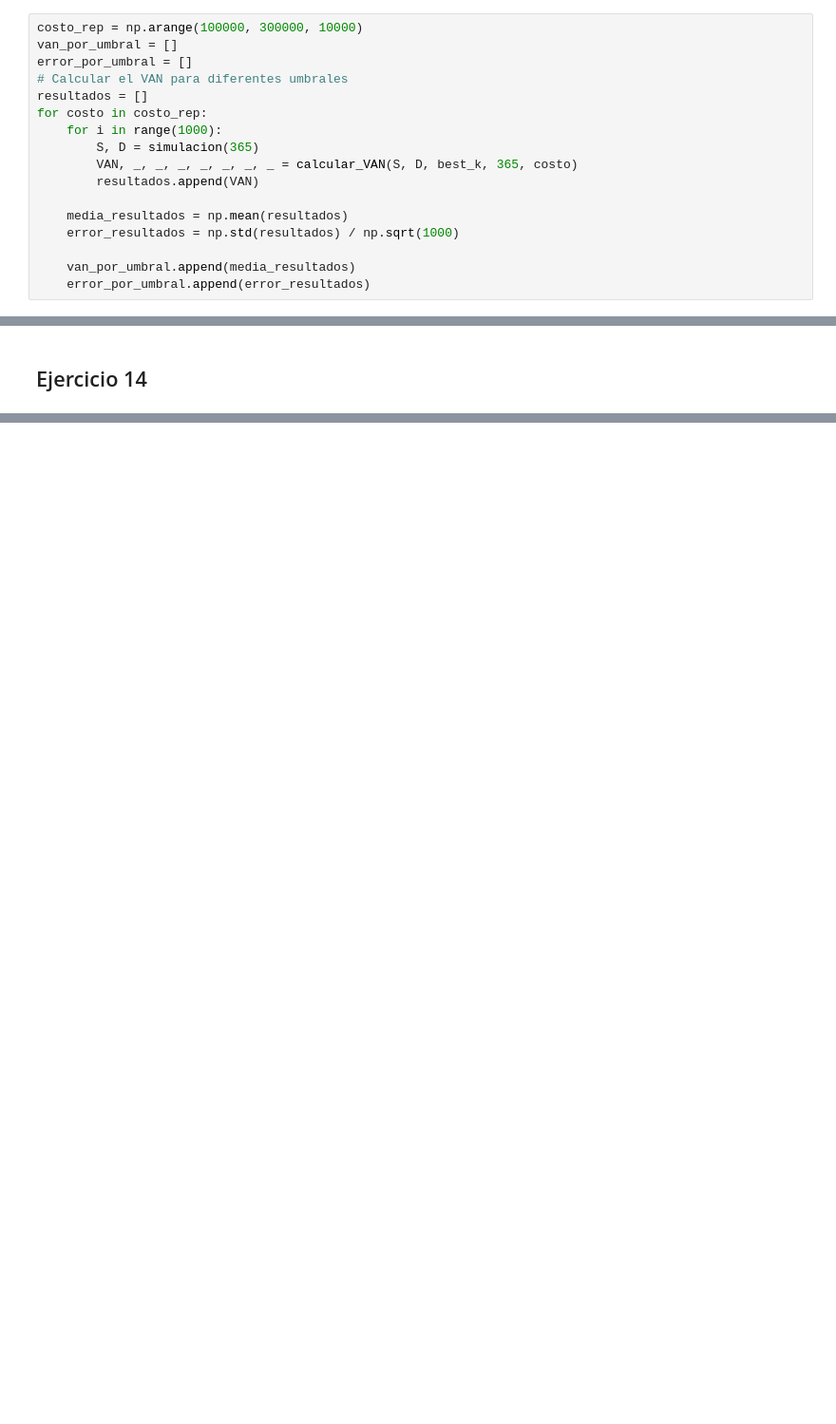
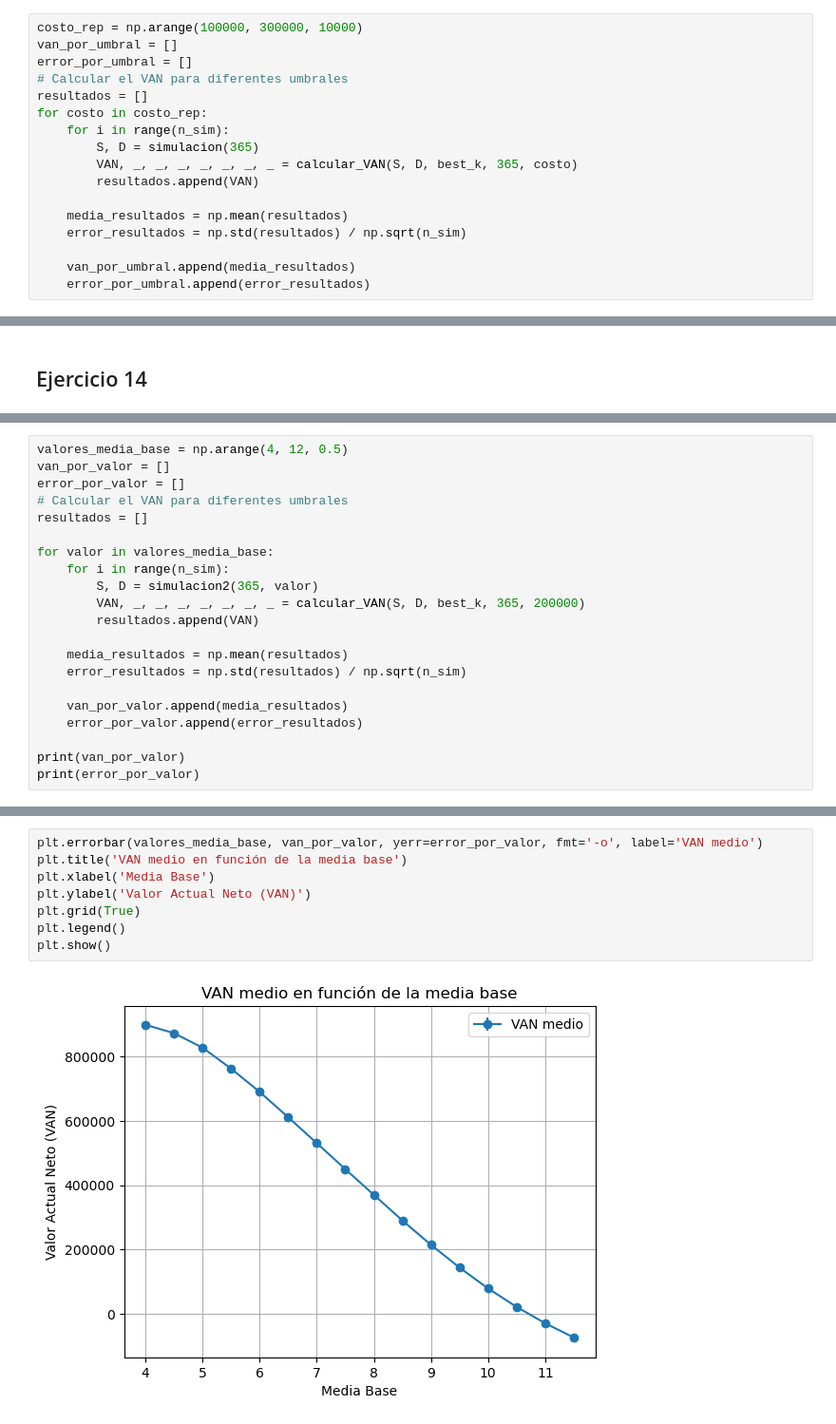
Before and after one commit to catadolhare/tp1_aplicaciones_cauzzo_dolhare_ekes_squillari, a Jupyter notebook: tp1.ipynb, the cells around one changed output, grey strips where cells are left out. Shown at 95% size. Drawn from its saved outputs; the diff is of its cells as text; blank space fills up the shorter version.

```diff
--- a/tp1.ipynb
+++ b/tp1.ipynb
@@ -786,13 +785,13 @@ error_por_umbral = []
 # Calcular el VAN para diferentes umbrales
 resultados = []
 for costo in costo_rep:
-    for i in range(1000):
+    for i in range(n_sim):
         S, D = simulacion(365)
         VAN, _, _, _, _, _, _, _ = calcular_VAN(S, D, best_k, 365, costo)
         resultados.append(VAN)
 
     media_resultados = np.mean(resultados)
-    error_resultados = np.std(resultados) / np.sqrt(1000)
+    error_resultados = np.std(resultados) / np.sqrt(n_sim)
 
     van_por_umbral.append(media_resultados)
     error_por_umbral.append(error_resultados)
@@ -825,0 +842,21 @@ best_van: -163921.43854880775
+# %%
+valores_media_base = np.arange(4, 12, 0.5)
+van_por_valor = []
+error_por_valor = []
+# Calcular el VAN para diferentes umbrales
+resultados = []
+
+for valor in valores_media_base:
+    for i in range(n_sim):
+        S, D = simulacion2(365, valor)
+        VAN, _, _, _, _, _, _, _ = calcular_VAN(S, D, best_k, 365, 200000)
+        resultados.append(VAN)
+
+    media_resultados = np.mean(resultados)
+    error_resultados = np.std(resultados) / np.sqrt(n_sim)
+
+    van_por_valor.append(media_resultados)
+    error_por_valor.append(error_resultados)
+
+print(van_por_valor)
+print(error_por_valor)
@@ -825,0 +866,10 @@ best_van: -163921.43854880775
+# %%
+plt.errorbar(valores_media_base, van_por_valor, yerr=error_por_valor, fmt='-o', label='VAN medio')
+plt.title('VAN medio en función de la media base')
+plt.xlabel('Media Base')
+plt.ylabel('Valor Actual Neto (VAN)')
+plt.grid(True)
+plt.legend()
+plt.show()
+# %% [output]
+[figure, added]
```
Also changed, not shown: parts of 27 cells of this notebook.
